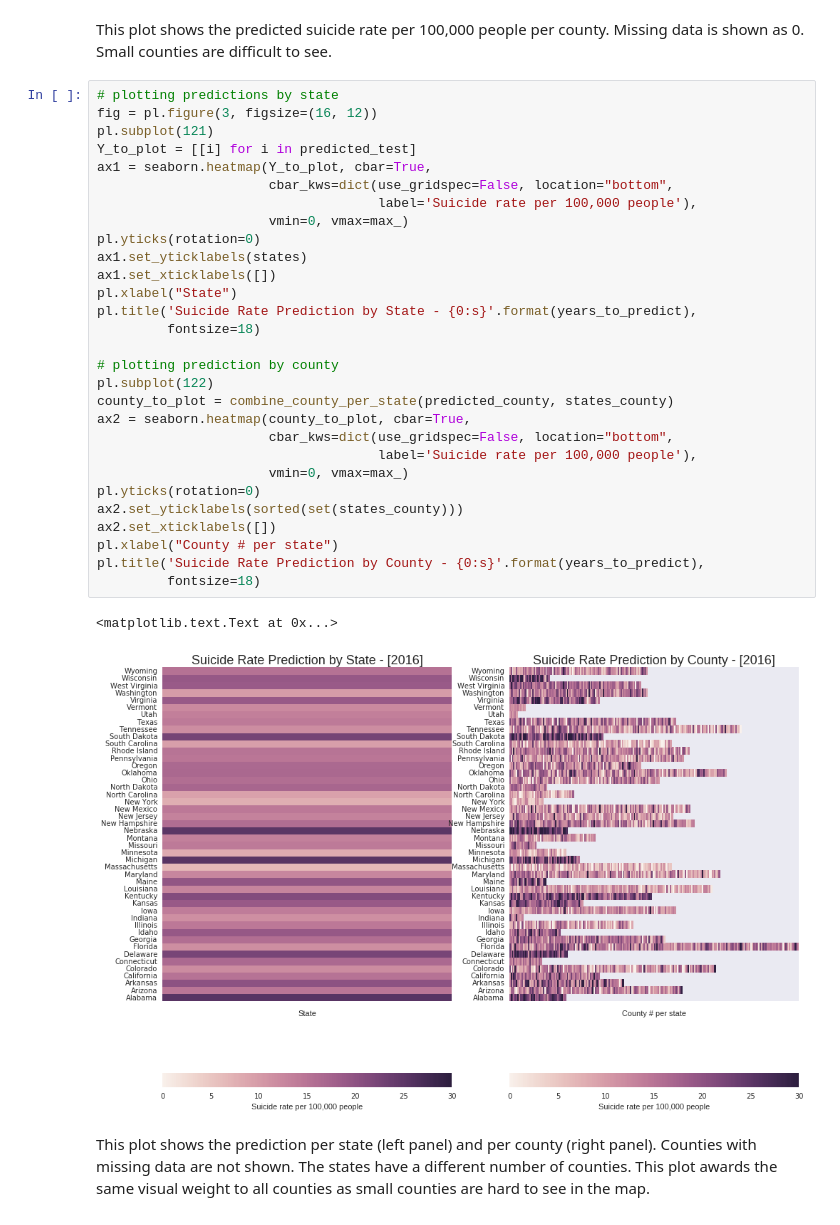
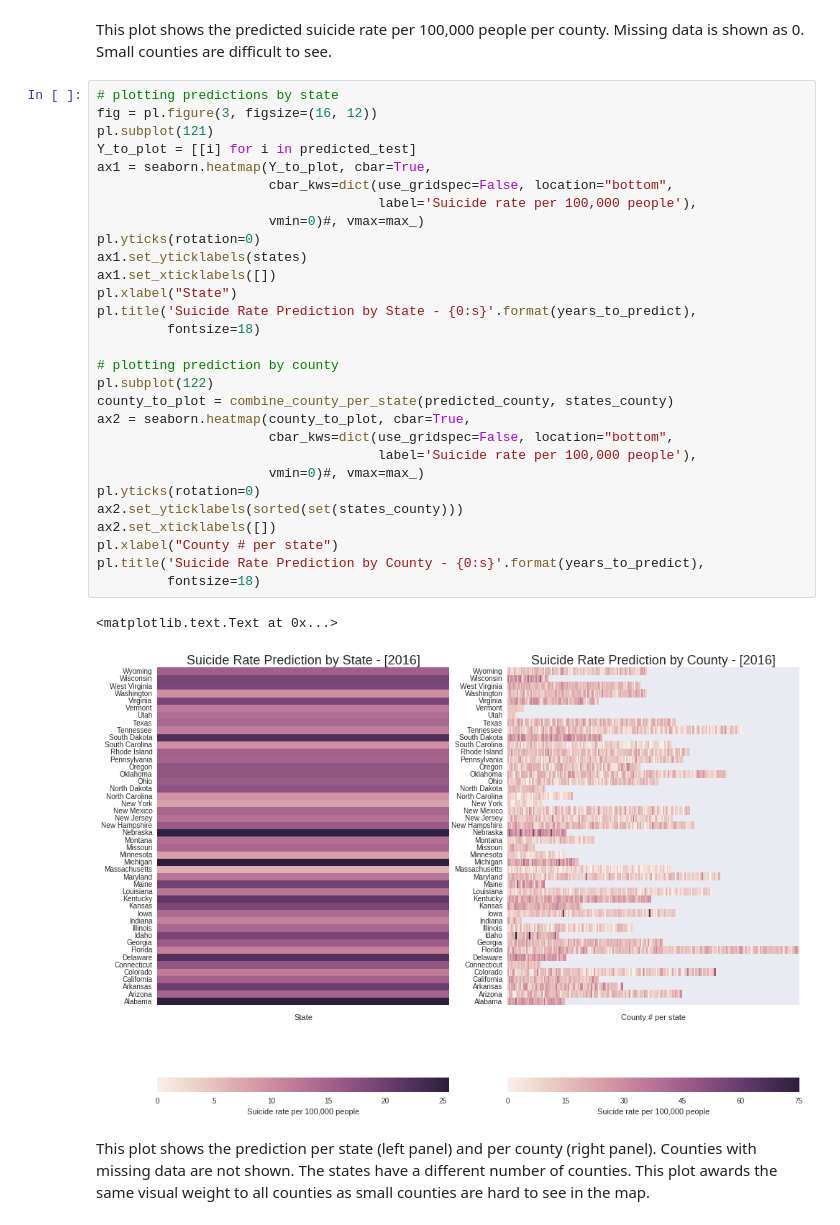
Before and after one commit to faubin/SuicidePredictor, a Jupyter notebook: model_data.ipynb, the cells around one changed output. Saved outputs shown, nothing was run; the diff lists cells and outputs as text.

```diff
--- a/model_data.ipynb
+++ b/model_data.ipynb
@@ -540,34 +548,34 @@ This plot shows the predicted suicide rate per 100,000 people per county. Missin
 # %%
 # plotting predictions by state
 fig = pl.figure(3, figsize=(16, 12))
 pl.subplot(121)
 Y_to_plot = [[i] for i in predicted_test]
 ax1 = seaborn.heatmap(Y_to_plot, cbar=True,
                       cbar_kws=dict(use_gridspec=False, location="bottom",
                                     label='Suicide rate per 100,000 people'),
-                      vmin=0, vmax=max_)
+                      vmin=0)#, vmax=max_)
 pl.yticks(rotation=0)
 ax1.set_yticklabels(states)
 ax1.set_xticklabels([])
 pl.xlabel("State")
 pl.title('Suicide Rate Prediction by State - {0:s}'.format(years_to_predict),
          fontsize=18)
 
 # plotting prediction by county
 pl.subplot(122)
 county_to_plot = combine_county_per_state(predicted_county, states_county)
 ax2 = seaborn.heatmap(county_to_plot, cbar=True,
                       cbar_kws=dict(use_gridspec=False, location="bottom",
                                     label='Suicide rate per 100,000 people'),
-                      vmin=0, vmax=max_)
+                      vmin=0)#, vmax=max_)
 pl.yticks(rotation=0)
 ax2.set_yticklabels(sorted(set(states_county)))
 ax2.set_xticklabels([])
 pl.xlabel("County # per state")
 pl.title('Suicide Rate Prediction by County - {0:s}'.format(years_to_predict),
          fontsize=18)
 # %% [output]
 <matplotlib.text.Text at 0x...>
-[figure, old version]
+[figure, new version]
 # %% [markdown]
 This plot shows the prediction per state (left panel) and per county (right panel). Counties with missing data are not shown. The states have a different number of counties. This plot awards the same visual weight to all counties as small counties are hard to see in the map.
```
Also changed, not shown: parts of 1 cell of this notebook.
